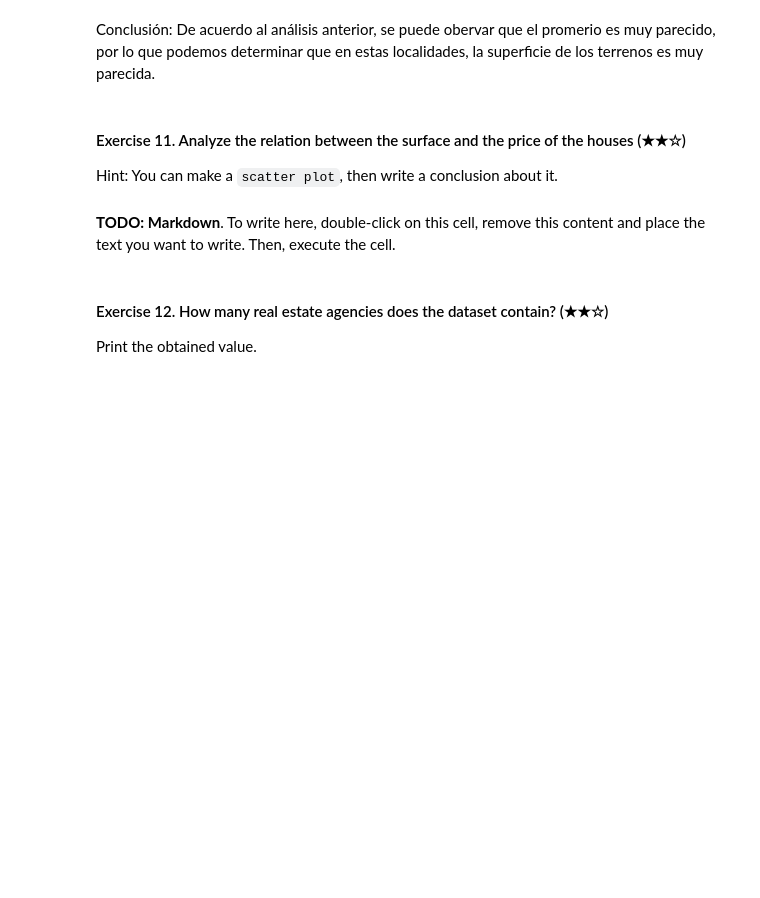
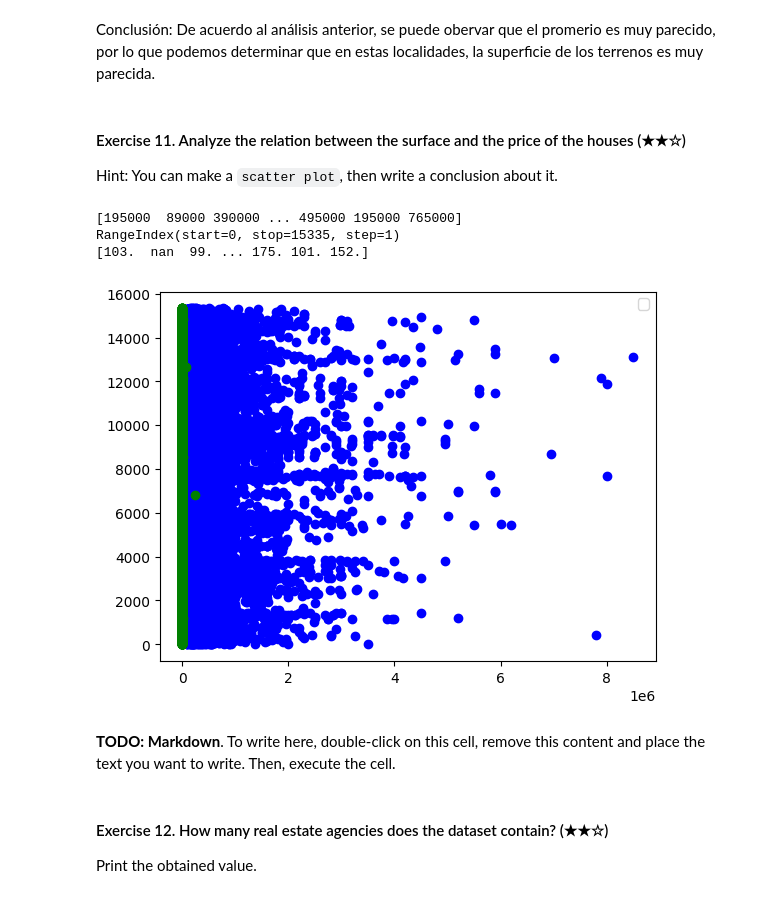
Before and after one commit to Bere333/realestate-datacleanup-exercise, a Jupyter notebook: project.ipynb, the cells around one changed output. Cells and saved outputs as stored; diff of their text form; code cells hidden in the pictures; blank space fills up the shorter version.

```diff
--- a/project.ipynb
+++ b/project.ipynb
@@ -249,6 +249,28 @@ De acuerdo al análisis anterior, se puede obervar que el promerio es muy pareci
 Hint: You can make a `scatter plot`, then write a conclusion about it.
 # %%
 # TODO: Code
+import matplotlib.pyplot as plt
+import numpy as np
+
+x = ds["price"].to_numpy()
+y = ds["price"].index
+print(x)
+print(y)
+#ds.loc[ds["price"] != 0]
+w = ds["surface"].to_numpy()
+z = ds["surface"].index
+print(w)
+
+plt.scatter(x, y, color='blue')
+plt.scatter(w, z, color='green')
+
+plt.legend()
+plt.show()
+# %% [output]
+[195000  89000 390000 ... 495000 195000 765000]
+RangeIndex(start=0, stop=15335, step=1)
+[103.  nan  99. ... 175. 101. 152.]
+[figure, added]
 # %% [markdown]
 **TODO: Markdown**. To write here, double-click on this cell, remove this content and place the text you want to write. Then, execute the cell.
 # %% [markdown]
```
